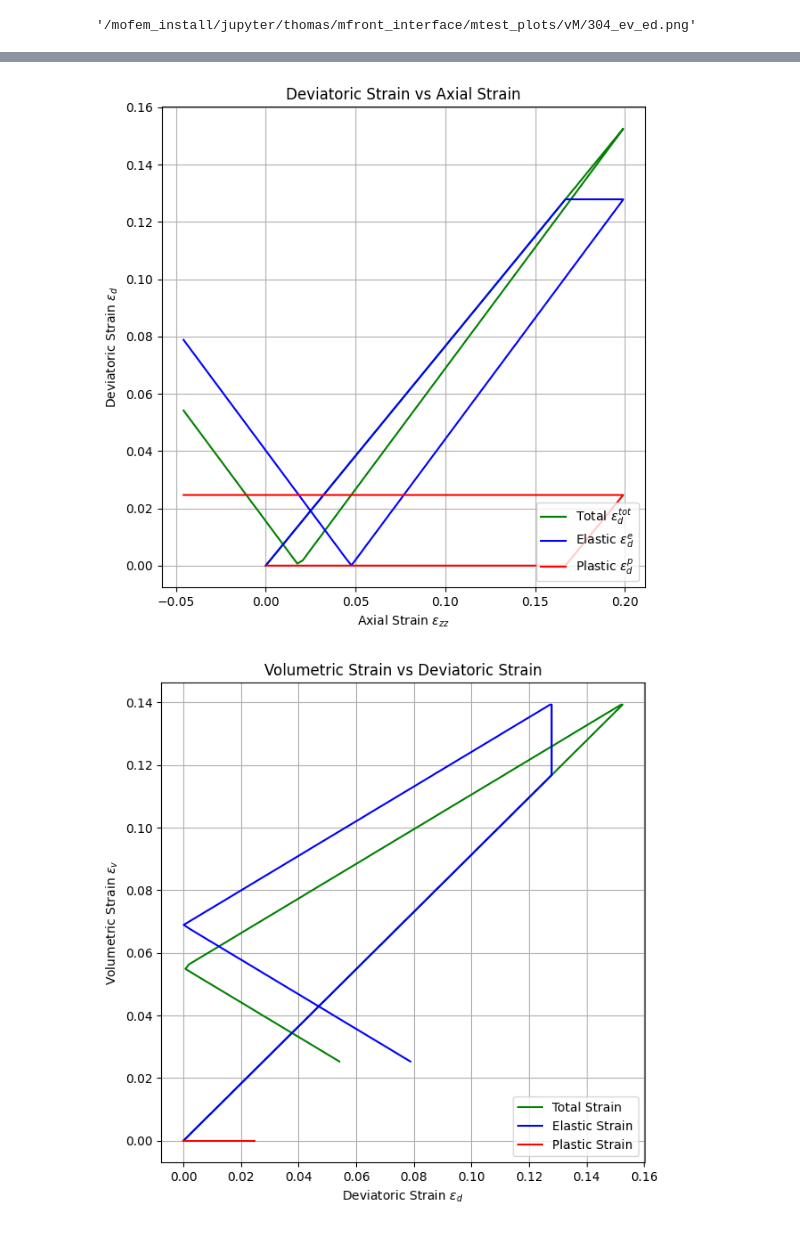
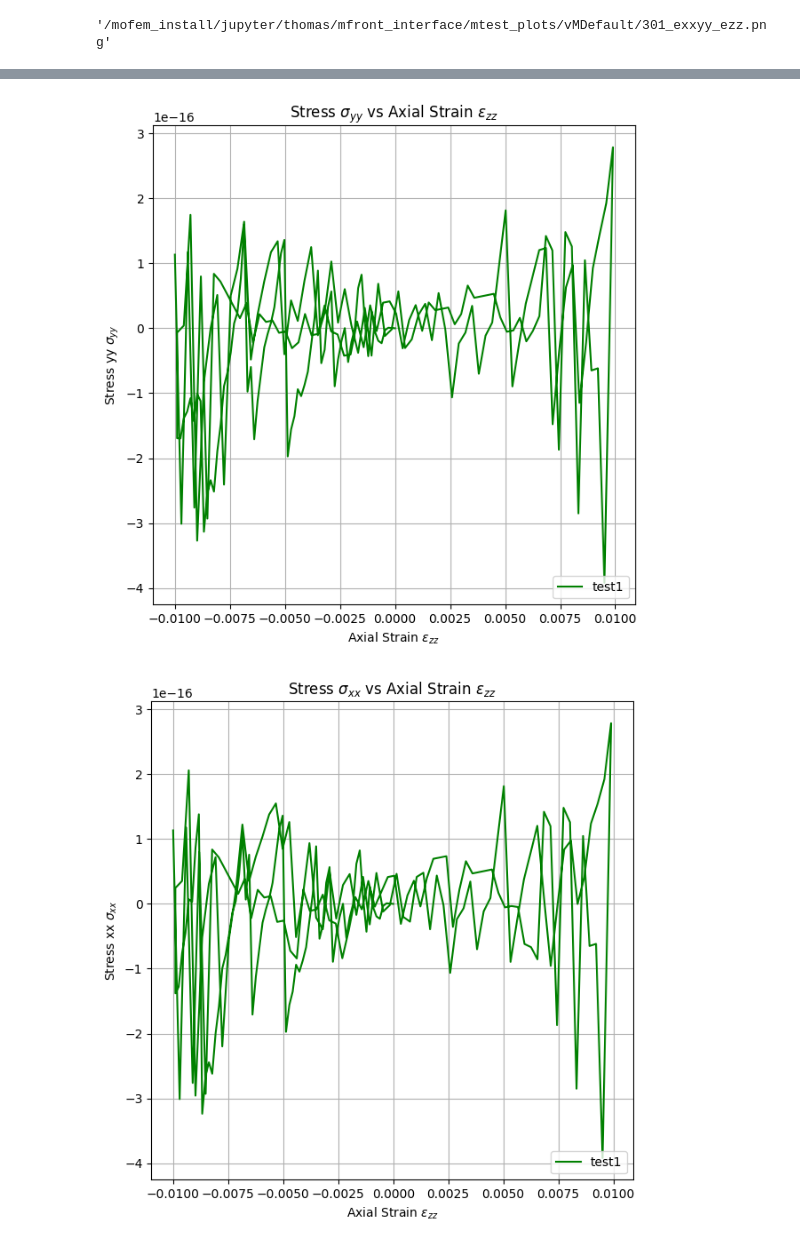
Before and after one commit to superflyer11/mfront_modules, a Jupyter notebook: behaviours/1_VM_TriaxialTest.ipynb, the cells around one changed output, grey strips where cells are left out. Drawn from its saved outputs; the diff is of its cells as text; code cells hidden in the pictures.

```diff
--- a/behaviours/1_VM_TriaxialTest.ipynb
+++ b/behaviours/1_VM_TriaxialTest.ipynb
@@ -47,19 +47,19 @@ mtest.setVerboseMode(mtest.VerboseLevel.VERBOSE_QUIET)
 m.setMaximumNumberOfSubSteps(20)
 m.setModellingHypothesis("Tridimensional")
 
-model = "vM"
-# model = "VonMisesIsotropicLinearHardening"
+model = "vMDefault"
+# model = "vM"
 lib_path = "/mofem_install/jupyter/thomas/mfront_interface/src/libBehaviour.so"
 
 b = mtest.Behaviour('generic', lib_path, model,'Tridimensional')
 print(f"Material Properties: {b.getMaterialPropertiesNames()}")
 print(f"State variables: {b.getInternalStateVariablesNames()}")
 m.setBehaviour("generic", lib_path, model)
-E = 233
-nu = 0.49
-H = 0
+E = 500
+nu = 0.3
+H = 5
 # material has a uniaxial yield stress of sig_y
-sig_y = 30
+sig_y = 0.25
 tau_oct_0 = np.sqrt(2/3) * sig_y
 # Loading programme
 tMax = 1.0  # s , total time
@@ -75,7 +75,7 @@ m.setMaterialProperty("HardeningSlope", H)
 m.setMaterialProperty("YieldStrength", sig_y)
 
 controls = ["stress", "strain"]
-control = controls[1]
+control = controls[0]
 if control == "stress":
     cyclic_stress = StressTestLoadCase(
         SZZ = {0: 0, 0.25: 1.0, 0.5: -1.5, 0.75: 0, 1.0: 1.75},
@@ -87,8 +87,13 @@ if control == "stress":
         SXX = {0: 0, 0.25: 50, 1: 50},
         SYY = {0: 0, 0.25: 50, 1: 50},
     )
+    etlc_cyclic_uniaxial_test = StressTestLoadCase(
+        SZZ = {0: 0, 0.33: -0.3, 0.66: 0.393, 1: -0.4795},
+        SXX = {0: 0, 0.25: 0, 1: 0},
+        SYY = {0: 0, 0.25: 0, 1: 0},
+    )
 
-    chosen = triaxial_test
+    chosen = etlc_cyclic_uniaxial_test
     chosen.unpack()
 if control == "strain":
     etlc_compression_constant_strain = StrainTestLoadCase(
@@ -109,8 +114,13 @@ if control == "strain":
         EXX = {0: 0, 0.5: -0.03, 1: 0.05},
         EYY = {0: 0, 0.5: -0.03, 1: 0.05},
     )
+    etlc_cyclic_uniaxial_strain = StrainTestLoadCase(
+        EZZ = {0: 0, 0.33: -0.01, 0.66: 0.01, 1: -0.01},
+        # EXX = {0: 0, 0.5: -0.03, 1: 0.05},
+        # EYY = {0: 0, 0.5: -0.03, 1: 0.05},
+    )
 
-    chosen = etlc_cyclic_strain
+    chosen = etlc_cyclic_uniaxial_strain
     chosen.unpack()
 # %% [output]
 Material Properties: ['YieldStrength', 'HardeningSlope', 'YoungModulus', 'PoissonRatio']
@@ -141,7 +151,7 @@ e_e_zz = []
 e_e_xy = []
 e_e_xz = []
 e_e_yz = []
-extracting_pl = True
+extracting_pl = False
 if extracting_pl:
     e_p_xx = []
     e_p_yy = []
@@ -662,20 +653,25 @@ print(f"sig_eq: {sig_eq[-1]}")
 # plot_stress_field(sig_1, sig_2, sig_3, tau_oct, tau_oct_0,elev=0,azim=0, title="Biaxial Plane", save_as=f"{PLOT_DIR}/101_stress_field.png")
 
 plot_x_ys(e_zz, [sig_eq], labels=[""], x_label='Axial Strain $\epsilon_{zz}$', y_label='Equivalent Stress $\sigma_{eq}$', title='Equivalent Stress $\sigma_{eq}$ vs Axial Strain $\epsilon_{zz}$', save_as = f"{PLOT_DIR}/200_sigeq_ezz.png")
+plot_x_ys(ltime, [sig_eq], labels=[""], x_label='Time $t$', y_label='Equivalent Stress $\sigma_{eq}$', title='Equivalent Stress $\sigma_{eq}$ vs Time', save_as = f"{PLOT_DIR}/211_sigeq_t.png")
+plot_x_ys(p, [sig_eq], labels=[""], x_label='Time $t$', y_label='Equivalent Stress $\sigma_{eq}$', title='Equivalent Stress $\sigma_{eq}$ vs Time', save_as = f"{PLOT_DIR}/212_sigeq_p.png")
+
 label = f"""von Mises
 E = {E}
 nu = {nu}
 $\sigma_y$ = {sig_y}
 H = {H}"""
 plot_x_ys(e_zz, [sig_zz], labels=[label], x_label='Axial Strain $\epsilon_{zz}$', y_label='Stress zz $\sigma_{zz}$', title='Stress $\sigma_{zz}$ vs Axial Strain $\epsilon_{zz}$', save_as = f"{PLOT_DIR}/201_sigzz_ezz.png")
+plot_x_ys(e_yy, [sig_zz], labels=[label], x_label='Axial Strain $\epsilon_{yy}$', y_label='Stress zz $\sigma_{zz}$', title='Stress $\sigma_{zz}$ vs Axial Strain $\epsilon_{yy}$', save_as = f"{PLOT_DIR}/202_sigzz_eyy.png")
+plot_x_ys(e_zz, [sig_1-sig_3], labels=[label], x_label='Axial Strain $\epsilon_{zz}$', y_label='tau', title='Stress $\sigma_{zz}$ vs tau', save_as = f"{PLOT_DIR}/211_sigzz_t1.png")
 plot_x_ys(e_zz, [sig_yy], labels=["test1"], x_label='Axial Strain $\epsilon_{zz}$', y_label='Stress yy $\sigma_{yy}$', title='Stress $\sigma_{yy}$ vs Axial Strain $\epsilon_{zz}$', save_as = f"{PLOT_DIR}/202_sigyy_ezz.png")
-plot_x_ys(e_zz, [sig_xx], labels=["test1"], x_label='Axial Strain $\epsilon_{zz}$', y_label='Stress xx $\sigma_{xx}$', title='Stress $\sigma_{xx}$ vs Axial Strain $\epsilon_{zz}$', save_as = f"{PLOT_DIR}/203_sigzz_ezzz.png")
+plot_x_ys(e_zz, [sig_xx], labels=["test1"], x_label='Axial Strain $\epsilon_{zz}$', y_label='Stress xx $\sigma_{xx}$', title='Stress $\sigma_{xx}$ vs Axial Strain $\epsilon_{zz}$', save_as = f"{PLOT_DIR}/203_sigxx_ezz.png")
 
 
 plot_x_ys(e_zz, [e_xx, e_yy], labels=["e_xx", "_yy"], x_label='Axial Strain $\epsilon_{zz}$', y_label='Transverse Strain $\epsilon_{xx}=\epsilon_{yy}$', title='Transverse Strain $\epsilon_{xx}=\epsilon_{yy}$ vs Axial Strain $\epsilon_{zz}$', save_as = f"{PLOT_DIR}/301_exxyy_ezz.png")
-plot_volumetric_strain_vs_axial_strain(e_zz=e_zz, e_v=e_v, e_e_v=e_e_v, e_p_v=e_p_v,save_as=f"{PLOT_DIR}/302_ev_ezz.png")
-plot_deviatoric_strain_vs_axial_strain(e_zz=e_zz, e_d=e_d, e_e_d=e_e_d, e_p_d=e_p_d,save_as=f"{PLOT_DIR}/303_ed_ezz.png")
-plot_volumetric_strain_vs_deviatoric_strain(e_v=e_v, e_d=e_d, e_e_v=e_e_v, e_e_d=e_e_d, e_p_v=e_p_v, e_p_d=e_p_d,save_as=f"{PLOT_DIR}/304_ev_ed.png")
+# plot_volumetric_strain_vs_axial_strain(e_zz=e_zz, e_v=e_v, e_e_v=e_e_v, e_p_v=e_p_v,save_as=f"{PLOT_DIR}/302_ev_ezz.png")
+# plot_deviatoric_strain_vs_axial_strain(e_zz=e_zz, e_d=e_d, e_e_d=e_e_d, e_p_d=e_p_d,save_as=f"{PLOT_DIR}/303_ed_ezz.png")
+# plot_volumetric_strain_vs_deviatoric_strain(e_v=e_v, e_d=e_d, e_e_v=e_e_v, e_e_d=e_e_d, e_p_v=e_p_v, e_p_d=e_p_d,save_as=f"{PLOT_DIR}/304_ev_ed.png")
 # image_files.append()
 # image_files.append(plot_stress_field(sig_1, sig_2, sig_3, tau_oct, tau_oct_0,elev=45,azim=20,save_as="1_stress_field_alt2.png"))
 # image_files.append(plot_stress_field(sig_1, sig_2, sig_3, tau_oct, tau_oct_0,elev=90,azim=0,save_as="1_stress_field_alt3.png"))
@@ -702 +698 @@ sig_eq: 18.492226231830344
-'/mofem_install/jupyter/thomas/mfront_interface/mtest_plots/vM/304_ev_ed.png'
+'/mofem_install/jupyter/thomas/mfront_interface/mtest_plots/vMDefault/301_exxyy_ezz.png'
@@ -709,2 +705,2 @@ sig_eq: 18.492226231830344
-[figure, old version]
+[figure, new version]
-[figure, old version]
+[figure, new version]
```
Also changed, not shown: parts of 4 cells of this notebook, 35 other files.
